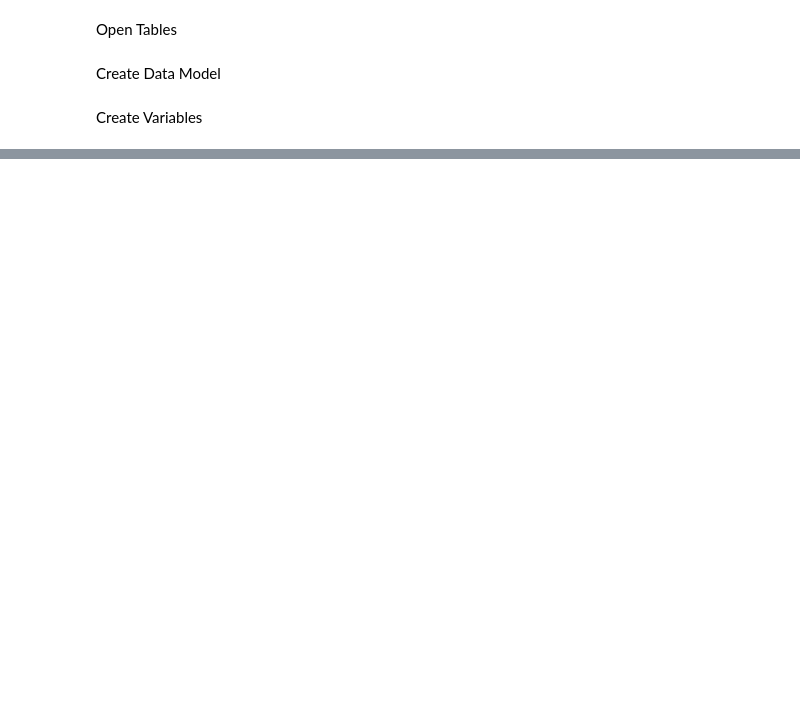
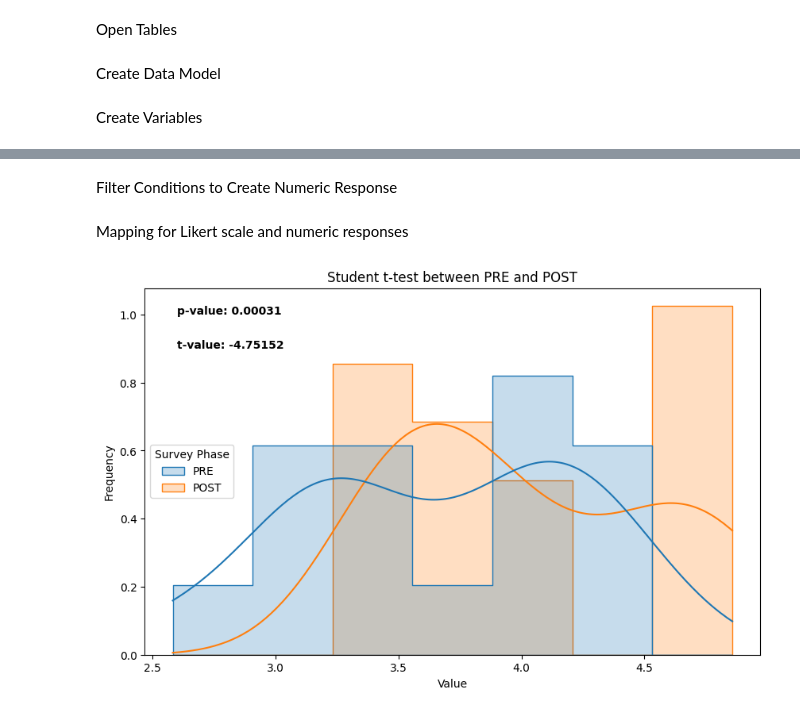
Before and after one commit to lorenald/survey-impact-analysis, a Jupyter notebook: DATA_PREPARATION.ipynb, the cells around one changed output, grey strips where cells are left out. Saved outputs shown, nothing was run; the diff lists cells and outputs as text; code cells hidden in the pictures; blank space fills up the shorter version.

```diff
--- a/DATA_PREPARATION.ipynb
+++ b/DATA_PREPARATION.ipynb
@@ -70,0 +54,2 @@ RESPONSES
+# %% [markdown]
+Filter Conditions to Create Numeric Response
@@ -70,0 +60,52 @@ RESPONSES
+# %% [markdown]
+Mapping for Likert scale and numeric responses
+# %%
+# 1. Define your Switch cases in a dictionary
+mapping = {"Strongly Disagree": 1, "Disagree": 2, "Neither Agree nor Disagree": 3, "Neither Agree or Disagree": 3, "Neutral": 3, "Agree": 4,  "Somewhat Agree": 4, "Strongly Agree": 5}
+# 2. Apply it using .replace()
+# We use errors='coerce' in to_numeric to handle the "BLANK()" part
+RESPONSES['NUMERIC_RESPONSE'] = (RESPONSES['RESPONSE'].replace(mapping))
+# 3. Convert to numbers and turn everything else into NaN (BLANK)
+RESPONSES['NUMERIC_RESPONSE'] = pd.to_numeric(RESPONSES['NUMERIC_RESPONSE'], errors='coerce')
+#Drop nan values in RESPONSE column
+RESPONSES = RESPONSES >> mask(X.NUMERIC_RESPONSE.notnull())
+# %%
+T_DATA = (
+    RESPONSES >>  select(X.CONCEPT_NAME, X.SURVEY_PHASE, X.NUMERIC_RESPONSE)
+    >> group_by(X.CONCEPT_NAME, X.SURVEY_PHASE)
+    >> summarize(RESPONSE = mean(X.NUMERIC_RESPONSE))
+    >> ungroup()
+    >> arrange(X.SURVEY_PHASE, ascending=True))
+T_DATA = T_DATA.pivot(index='CONCEPT_NAME', columns='SURVEY_PHASE', values='RESPONSE')
+T_DATA.reset_index(inplace=True)
+# %%
+groupA = T_DATA['PRE']
+groupB = T_DATA['POST']
+t_statistic, p_value  = stats.ttest_rel(groupA, groupB, nan_policy='omit')
+p_value = round(p_value,5) # more decimal since it's a lower value in general
+t_value = round(t_statistic,5)
+mean_groupA = groupA.mean()
+mean_groupB = groupB.mean()
+group_name = T_DATA.index.tolist()
+# Get group names and define colors
+# Init plots
+df = pd.DataFrame({'PRE': groupA, 'POST': groupB})
+# Melt the DataFrame to long format for Seaborn
+df_long = df.melt(var_name='Survey Phase', value_name='Value')
+# 2. Plot with KDE (Kernel Density Estimate)
+plt.figure(figsize=(10, 6))
+ax = sns.histplot(data=df_long, x='Value', hue='Survey Phase', element="step", kde=True, stat="density", common_norm=False)
+plt.title("Overlapping Histograms with Density Curves")
+# Add the p value and the t
+p_value_text = f'p-value: {p_value}'
+ax.text(2.6, 1, p_value_text, weight='bold')
+t_value_text = f't-value: {t_value}'
+ax.text(2.6, 0.9, t_value_text, weight='bold')
+# Add a title and axis label
+ax.set_title('Student t-test between PRE and POST')
+ax.set_xlabel('Value')
+ax.set_ylabel('Frequency')
+# Show the plot
+plt.show()
+# %% [output]
+[figure, added]
```
Also changed, not shown: parts of 3 cells of this notebook.
